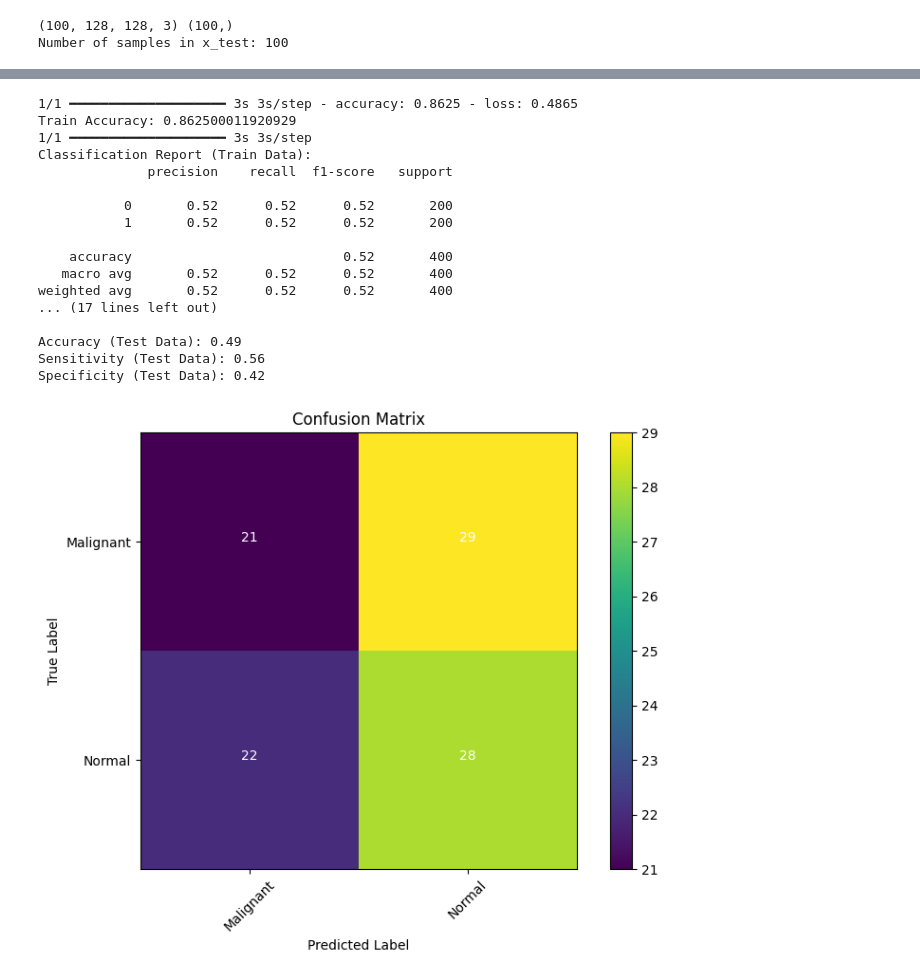
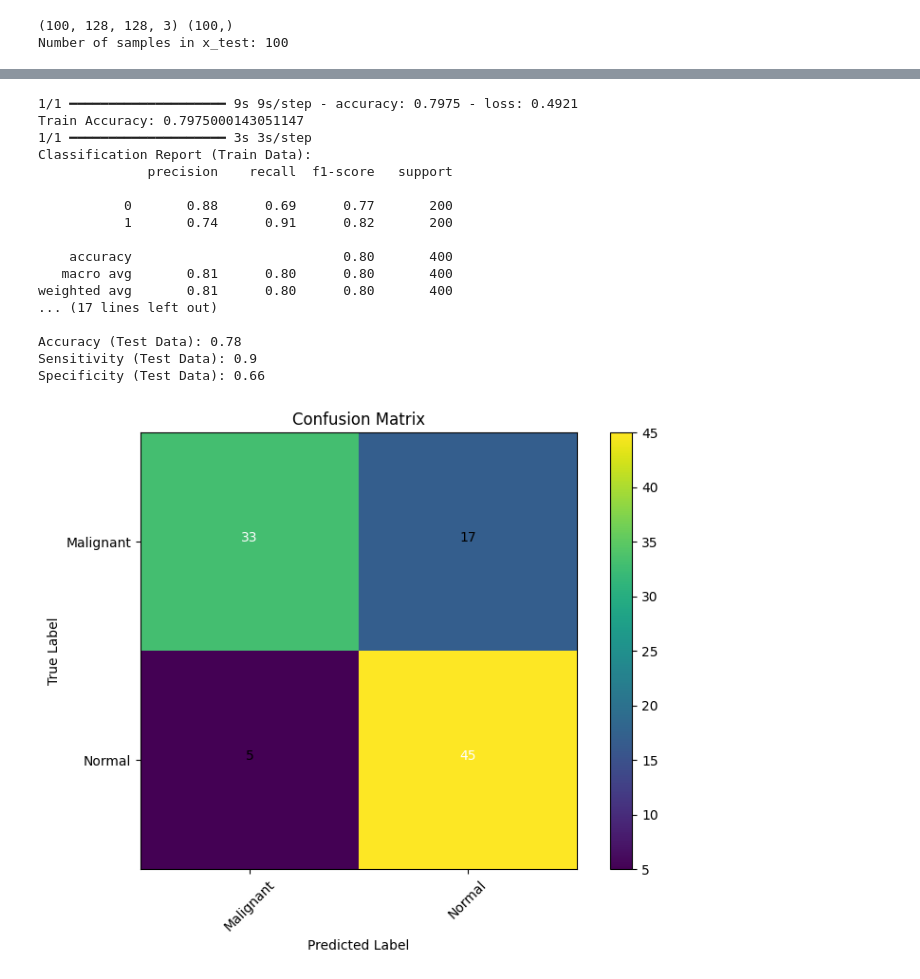
Before and after one commit to mahamjamal/BMEN415_final-project_g9, a Jupyter notebook: image-classification.ipynb, the cells around one changed output, grey strips where cells are left out. Cells and saved outputs as stored; diff of their text form; code cells hidden in the pictures.

Commit message:
updating test and train generators to not shuffle. discrepancy b/w accuracy and cr metrics solved :D

```diff
--- a/image-classification.ipynb
+++ b/image-classification.ipynb
@@ -156,13 +156,15 @@ train_generator = train_datagen.flow_from_directory(
     train_dir,
     target_size=(img_height, img_width),
     batch_size=400,
-    class_mode='binary')
+    class_mode='binary',
+    shuffle=False)
 
 test_generator = test_datagen.flow_from_directory(
     test_dir,
     target_size=(img_height, img_width),
     batch_size=100,
-    class_mode='binary')
+    class_mode='binary',
+    shuffle=False)
 # %% [output]
 Found 400 images belonging to 2 classes.
 Found 100 images belonging to 2 classes.
@@ -510,8 +520,10 @@ Best Parameters: {'batch_size': 32, 'epochs': 10, 'optimizer': 'adam'}
 # %%
+import tensorflow as tf
+
 # Define the model architecture
-def create_model():
+def create_model(input_shape):
     model = tf.keras.Sequential([
-        tf.keras.layers.Conv2D(32, (3, 3), activation='relu', input_shape=(img_height, img_width, 3)),
+        tf.keras.layers.Conv2D(32, (3, 3), activation='relu', input_shape=input_shape),
         tf.keras.layers.MaxPooling2D((2, 2)),
         tf.keras.layers.Conv2D(64, (3, 3), activation='relu'),
         tf.keras.layers.MaxPooling2D((2, 2)),
@@ -529,13 +541,14 @@ def create_model():
 
     return model
 
+
 # Create an instance of the model
-model = create_model()
+model = create_model(input_shape=(img_height, img_width, 3))
 
 model.summary()
 
 # Fit the model
-history = model.fit(train_generator, epochs=15, batch_size=128, validation_data=test_generator, verbose=2)
+history = model.fit(train_generator, epochs=20, batch_size=64, validation_data=train_generator, verbose=2)
 
 # Evaluate the model on the test set
 test_loss, test_accuracy = model.evaluate(test_generator)
@@ -676,51 +689,51 @@ specificity_test = tn_test / (tn_test + fp_test)
 print("Sensitivity (Test Data):", sensitivity_test)
 print("Specificity (Test Data):", specificity_test)
 # %% [output]
-1/1 ━━━━━━━━━━━━━━━━━━━━ 3s 3s/step - accuracy: 0.8625 - loss: 0.4865
-Train Accuracy: 0.862500011920929
+1/1 ━━━━━━━━━━━━━━━━━━━━ 9s 9s/step - accuracy: 0.7975 - loss: 0.4921
+Train Accuracy: 0.7975000143051147
 1/1 ━━━━━━━━━━━━━━━━━━━━ 3s 3s/step
 Classification Report (Train Data):
               precision    recall  f1-score   support
 
-           0       0.52      0.52      0.52       200
-           1       0.52      0.52      0.52       200
+           0       0.88      0.69      0.77       200
+           1       0.74      0.91      0.82       200
 
-    accuracy                           0.52       400
-   macro avg       0.52      0.52      0.52       400
-weighted avg       0.52      0.52      0.52       400
+    accuracy                           0.80       400
+   macro avg       0.81      0.80      0.80       400
+weighted avg       0.81      0.80      0.80       400
 ... (17 lines left out)
 
-Accuracy (Test Data): 0.49
-Sensitivity (Test Data): 0.56
-Specificity (Test Data): 0.42
+Accuracy (Test Data): 0.78
+Sensitivity (Test Data): 0.9
+Specificity (Test Data): 0.66
 # %%
 from sklearn.metrics import confusion_matrix as cm
 
 # Define classes
 classes = ['Malignant', 'Normal']
 
 # Compute confusion matrix
 conf_matrix = cm(true_test_labels, y_test_pred)
 
 # Plot confusion matrix
 plt.figure(figsize=(8, 6))
-plt.imshow(conf_matrix, interpolation='nearest')
+plt.imshow(conf_matrix)
 plt.title('Confusion Matrix')
 plt.colorbar()
 tick_marks = np.arange(len(classes))
 plt.xticks(tick_marks, classes, rotation=45)
 plt.yticks(tick_marks, classes)
 
 thresh = conf_matrix.max() / 2.
 for i in range(conf_matrix.shape[0]):
     for j in range(conf_matrix.shape[1]):
         plt.text(j, i, format(conf_matrix[i, j]),
                  horizontalalignment="center",
                  color="white" if conf_matrix[i, j] > thresh else "black")
 
 plt.ylabel('True Label')
 plt.xlabel('Predicted Label')
 plt.tight_layout()
 plt.show()
 # %% [output]
-[figure, old version]
+[figure, new version]
```
Also changed, not shown: parts of 8 cells of this notebook.
